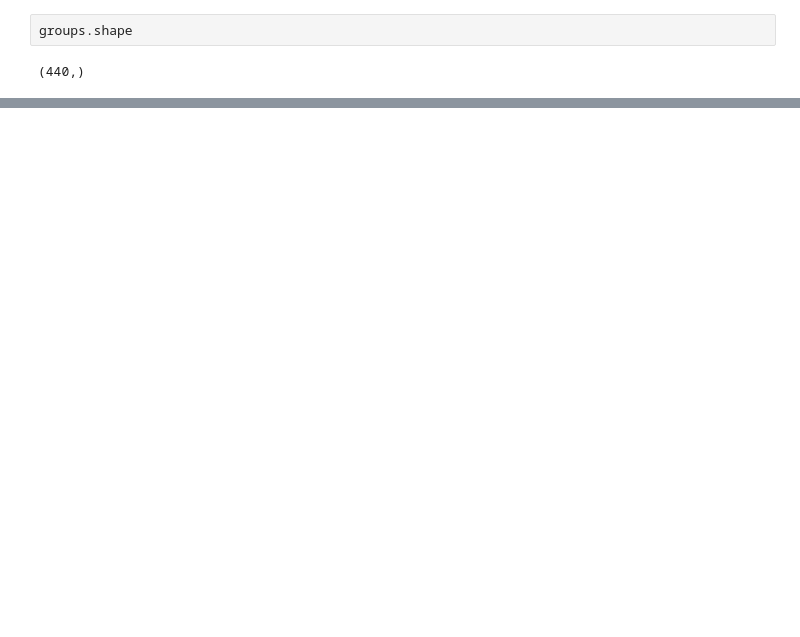
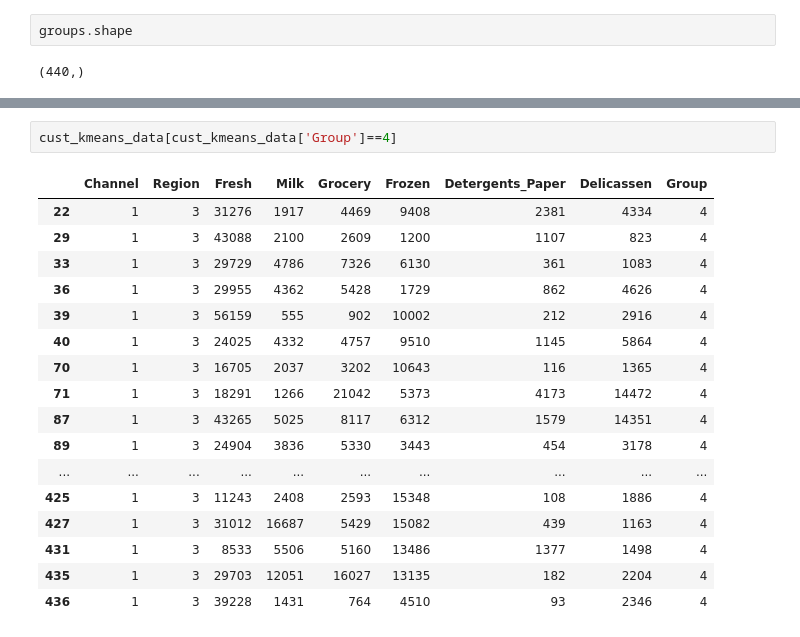
Before and after one commit to Akhilesh2804/python, a Jupyter notebook: DAY_21b.ipynb, the cells around one changed output, grey strips where cells are left out. Drawn from its saved outputs; the diff is of its cells as text; blank space fills up the shorter version.

```diff
--- a/DAY_21b.ipynb
+++ b/DAY_21b.ipynb
@@ -411,0 +416,20 @@ cust_kmeans_data
+# %%
+cust_kmeans_data[cust_kmeans_data['Group']==4]
+# %% [output]
+|  | Channel | Region | Fresh | Milk | Grocery | Frozen | Detergents_Paper | Delicassen | Group |
+| 22 | 1 | 3 | 31276 | 1917 | 4469 | 9408 | 2381 | 4334 | 4 |
+| 29 | 1 | 3 | 43088 | 2100 | 2609 | 1200 | 1107 | 823 | 4 |
+| 33 | 1 | 3 | 29729 | 4786 | 7326 | 6130 | 361 | 1083 | 4 |
+| 36 | 1 | 3 | 29955 | 4362 | 5428 | 1729 | 862 | 4626 | 4 |
+| 39 | 1 | 3 | 56159 | 555 | 902 | 10002 | 212 | 2916 | 4 |
+| 40 | 1 | 3 | 24025 | 4332 | 4757 | 9510 | 1145 | 5864 | 4 |
+| 70 | 1 | 3 | 16705 | 2037 | 3202 | 10643 | 116 | 1365 | 4 |
+| 71 | 1 | 3 | 18291 | 1266 | 21042 | 5373 | 4173 | 14472 | 4 |
+| 87 | 1 | 3 | 43265 | 5025 | 8117 | 6312 | 1579 | 14351 | 4 |
+| 89 | 1 | 3 | 24904 | 3836 | 5330 | 3443 | 454 | 3178 | 4 |
+| ... | ... | ... | ... | ... | ... | ... | ... | ... | ... |
+| 425 | 1 | 3 | 11243 | 2408 | 2593 | 15348 | 108 | 1886 | 4 |
+| 427 | 1 | 3 | 31012 | 16687 | 5429 | 15082 | 439 | 1163 | 4 |
+| 431 | 1 | 3 | 8533 | 5506 | 5160 | 13486 | 1377 | 1498 | 4 |
+| 435 | 1 | 3 | 29703 | 12051 | 16027 | 13135 | 182 | 2204 | 4 |
+| 436 | 1 | 3 | 39228 | 1431 | 764 | 4510 | 93 | 2346 | 4 |
```
Also changed, not shown: parts of 15 cells of this notebook.
